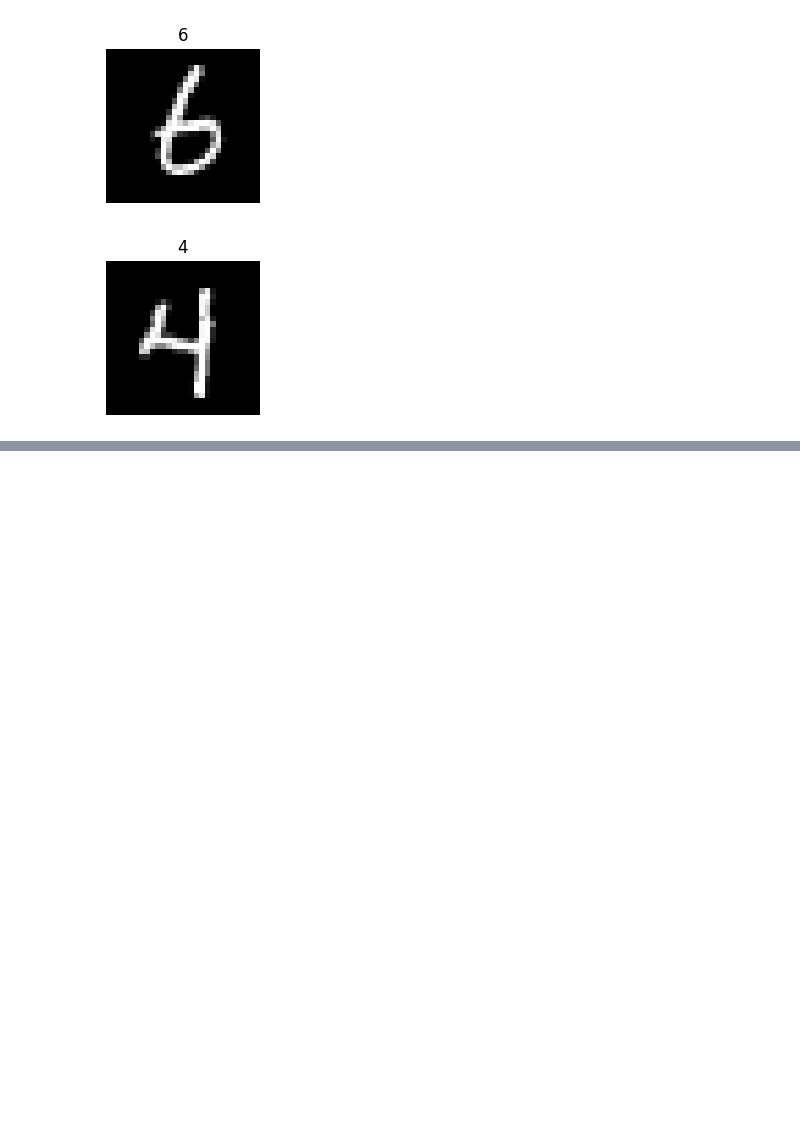
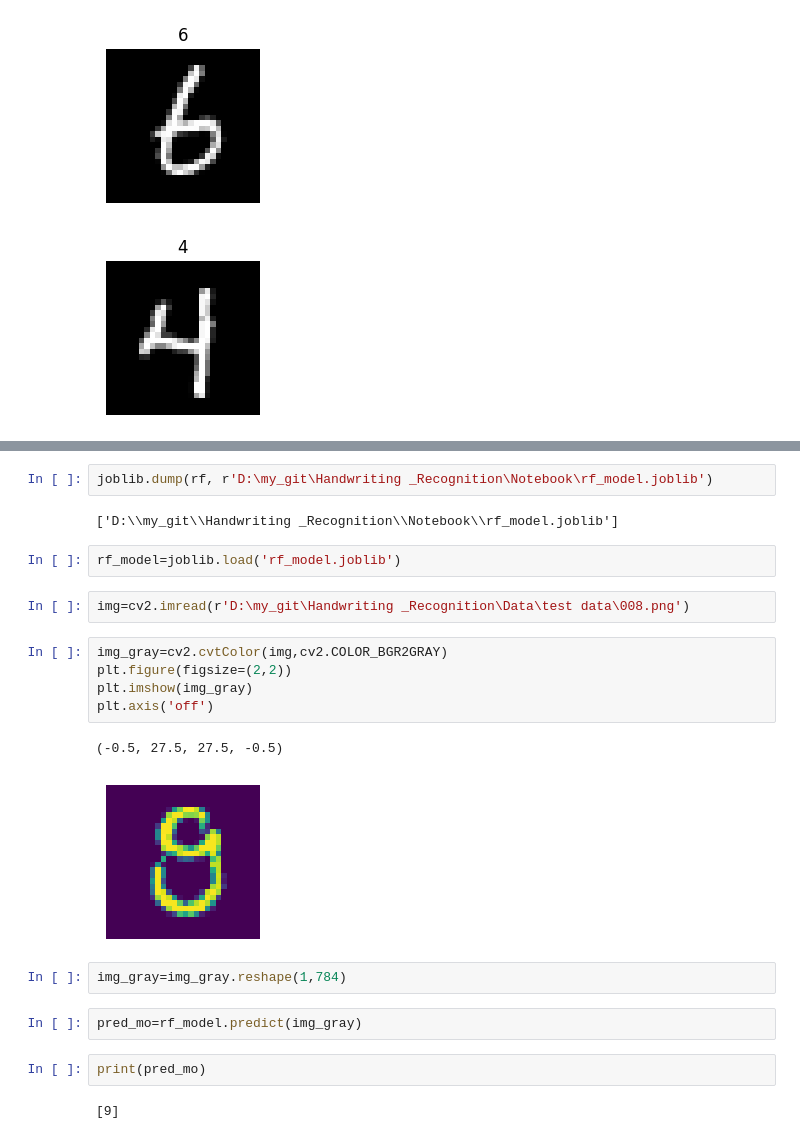
Before and after one commit to Seetharamanrs/Handwriting-Recognition, a Jupyter notebook: Notebook/Notebook.ipynb, the cells around one changed output, grey strips where cells are left out. Drawn from its saved outputs; the diff is of its cells as text; blank space fills up the shorter version.

```diff
--- a/Notebook/Notebook.ipynb
+++ b/Notebook/Notebook.ipynb
@@ -112,0 +135,24 @@ for i in range(3):
+# %%
+joblib.dump(rf, r'D:\my_git\Handwriting _Recognition\Notebook\rf_model.joblib')
+# %% [output]
+['D:\\my_git\\Handwriting _Recognition\\Notebook\\rf_model.joblib']
+# %%
+rf_model=joblib.load('rf_model.joblib')
+# %%
+img=cv2.imread(r'D:\my_git\Handwriting _Recognition\Data\test data\008.png')
+# %%
+img_gray=cv2.cvtColor(img,cv2.COLOR_BGR2GRAY)
+plt.figure(figsize=(2,2))
+plt.imshow(img_gray)
+plt.axis('off')
+# %% [output]
+(-0.5, 27.5, 27.5, -0.5)
+[figure, added]
+# %%
+img_gray=img_gray.reshape(1,784)
+# %%
+pred_mo=rf_model.predict(img_gray)
+# %%
+print(pred_mo)
+# %% [output]
+[9]
```
Also changed, not shown: parts of 2 cells of this notebook.
